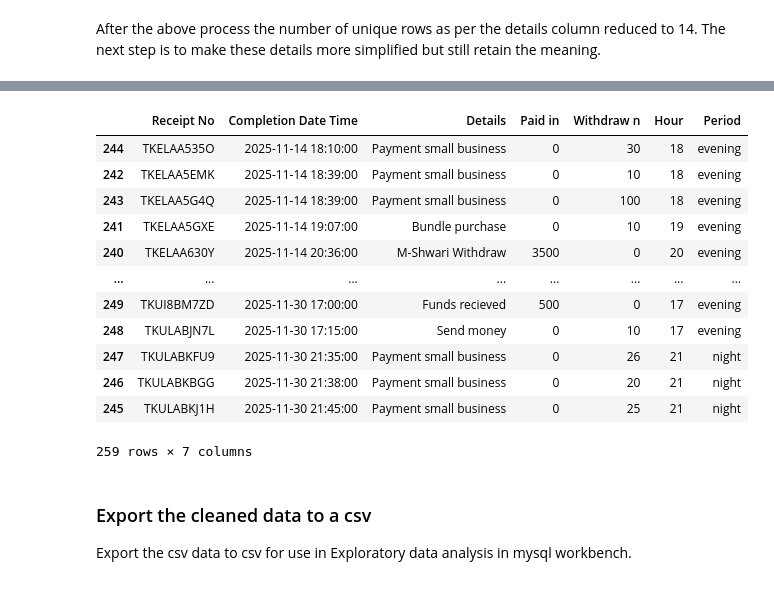
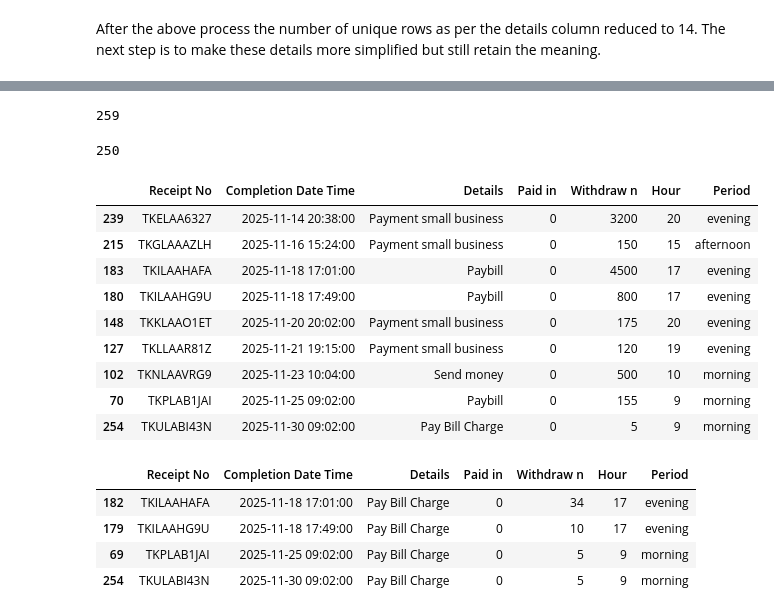
Before and after one commit to Alfred-142/Project_one, a Jupyter notebook: statements_data_cleaning.ipynb, the cells around one changed output, grey strips where cells are left out. Drawn from its saved outputs; the diff is of its cells as text; code cells hidden in the pictures.

```diff
--- a/statements_data_cleaning.ipynb
+++ b/statements_data_cleaning.ipynb
@@ -204,19 +199,0 @@ df = df.rename(columns={"completion Date time":"Completion Date Time"})
-# %%
-df
-# %% [output]
-|  | Receipt No | Completion Date Time | Details | Paid in | Withdraw n | Hour | Period |
-| 244 | TKELAA535O | 2025-11-14 18:10:00 | Payment small business | 0 | 30 | 18 | evening |
-| 242 | TKELAA5EMK | 2025-11-14 18:39:00 | Payment small business | 0 | 10 | 18 | evening |
-| 243 | TKELAA5G4Q | 2025-11-14 18:39:00 | Payment small business | 0 | 100 | 18 | evening |
-| 241 | TKELAA5GXE | 2025-11-14 19:07:00 | Bundle purchase | 0 | 10 | 19 | evening |
-| 240 | TKELAA630Y | 2025-11-14 20:36:00 | M-Shwari Withdraw | 3500 | 0 | 20 | evening |
-| ... | ... | ... | ... | ... | ... | ... | ... |
-| 249 | TKUI8BM7ZD | 2025-11-30 17:00:00 | Funds recieved | 500 | 0 | 17 | evening |
-| 248 | TKULABJN7L | 2025-11-30 17:15:00 | Send money | 0 | 10 | 17 | evening |
-| 247 | TKULABKFU9 | 2025-11-30 21:35:00 | Payment small business | 0 | 26 | 21 | night |
-| 246 | TKULABKBGG | 2025-11-30 21:38:00 | Payment small business | 0 | 20 | 21 | night |
-| 245 | TKULABKJ1H | 2025-11-30 21:45:00 | Payment small business | 0 | 25 | 21 | night |
-259 rows × 7 columns
-# %% [markdown]
-### Export the cleaned data to a csv
-Export the csv data to csv for use in Exploratory data analysis in mysql workbench.
@@ -224,0 +200,29 @@ df.to_csv("C:/Users/alfie/OneDrive/Documentos/PROJECT_FOLDER/statements_cleaned.
+# %%
+print(len(df))
+# %% [output]
+259
+# %%
+len(df['Receipt No'].unique())
+# %% [output]
+250
+# %%
+df[df['Receipt No'].duplicated()]
+# %% [output]
+|  | Receipt No | Completion Date Time | Details | Paid in | Withdraw n | Hour | Period |
+| 239 | TKELAA6327 | 2025-11-14 20:38:00 | Payment small business | 0 | 3200 | 20 | evening |
+| 215 | TKGLAAAZLH | 2025-11-16 15:24:00 | Payment small business | 0 | 150 | 15 | afternoon |
+| 183 | TKILAAHAFA | 2025-11-18 17:01:00 | Paybill | 0 | 4500 | 17 | evening |
+| 180 | TKILAAHG9U | 2025-11-18 17:49:00 | Paybill | 0 | 800 | 17 | evening |
+| 148 | TKKLAAO1ET | 2025-11-20 20:02:00 | Payment small business | 0 | 175 | 20 | evening |
+| 127 | TKLLAAR81Z | 2025-11-21 19:15:00 | Payment small business | 0 | 120 | 19 | evening |
+| 102 | TKNLAAVRG9 | 2025-11-23 10:04:00 | Send money | 0 | 500 | 10 | morning |
+| 70 | TKPLAB1JAI | 2025-11-25 09:02:00 | Paybill | 0 | 155 | 9 | morning |
+| 254 | TKULABI43N | 2025-11-30 09:02:00 | Pay Bill Charge | 0 | 5 | 9 | morning |
+# %%
+df[df["Details"].str.lower() == "pay bill charge"]
+# %% [output]
+|  | Receipt No | Completion Date Time | Details | Paid in | Withdraw n | Hour | Period |
+| 182 | TKILAAHAFA | 2025-11-18 17:01:00 | Pay Bill Charge | 0 | 34 | 17 | evening |
+| 179 | TKILAAHG9U | 2025-11-18 17:49:00 | Pay Bill Charge | 0 | 10 | 17 | evening |
+| 69 | TKPLAB1JAI | 2025-11-25 09:02:00 | Pay Bill Charge | 0 | 5 | 9 | morning |
+| 254 | TKULABI43N | 2025-11-30 09:02:00 | Pay Bill Charge | 0 | 5 | 9 | morning |
```
Also changed, not shown: parts of 24 cells of this notebook.
